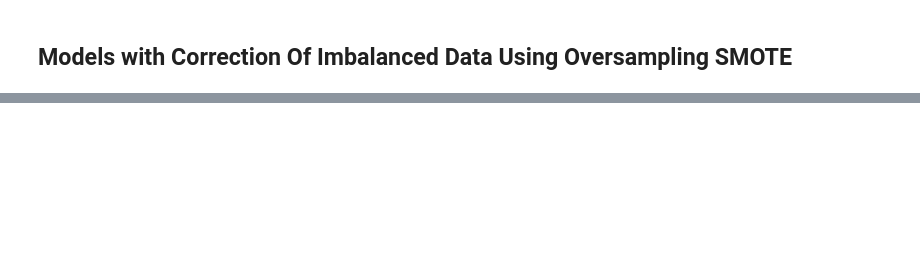
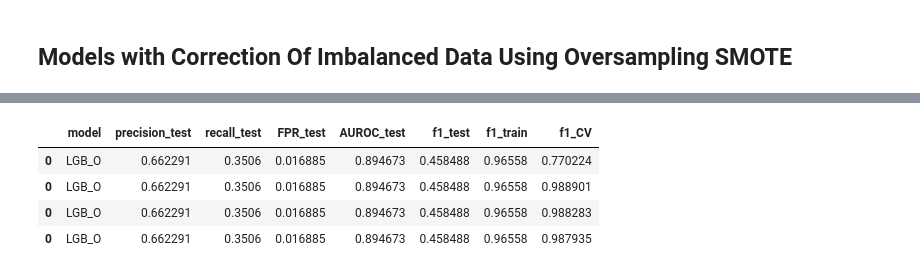
Before and after one commit to vivianah/wids-predict-patient-survival, a Jupyter notebook: notebooks/Modeling_Iterations.ipynb, the cells around one changed output, grey strips where cells are left out. Saved outputs shown, nothing was run; the diff lists cells and outputs as text; code cells hidden in the pictures; blank space fills up the shorter version.

```diff
--- a/notebooks/Modeling_Iterations.ipynb
+++ b/notebooks/Modeling_Iterations.ipynb
@@ -406,2 +407,7 @@ select_clfs = ['XG_O', 'RF_O', 'LGB_O']
+# %%
+# create a dictionary of classifers with the hyperparameters you would like to try
+classifiers = {'LGB_O': LGBMClassifier(booster ='gbtree', n_estimators = 100, learning_rate = .1, max_depth = 7, objective ='binary')}
+# %%
+selected_clfs = ['LGB_O']
 # %%
-X_train, y_train = resampling_unbalanced(X_train, y_train, "over")
+X_train_O, y_train_O = resampling_unbalanced(X_train, y_train, "over")
@@ -411,12 +421,12 @@ clf_over_matrix = pd.DataFrame(columns = ['model', 'precision_test', 'recall_tes
 
 # for every classifer in the selected classifers list
 for idx, classifier in enumerate(selected_clfs):
-
+    print(classifier)
     # get the classifer and hyperparameters from the model
     clf = classifiers[classifier]
 
     # fit the model
-    clf.fit(X_train,y_train)
+    clf.fit(X_train_O,y_train_O)
     print(f"-------- classifier being run is {classifier} ---------")
 
     print(f"-------- saving the the model ---------")
@@ -428,8 +438,8 @@ for idx, classifier in enumerate(selected_clfs):
     y_predict = clf.predict(X_test)
     # prediction of y probability based on X_test
     y_proba = clf.predict_proba(X_test)[:,1]
-    # prediction of y based on X_train
-    y_train_predict = clf.predict(X_train)
+    # prediction of y based on X_train_O
+    y_train_predict = clf.predict(X_train_O)
 
     print(f"-------- creating the confusion matrix ---------")
     # confusion matrix
@@ -457,11 +467,11 @@ for idx, classifier in enumerate(selected_clfs):
     f1_test = f1_score(y_test, y_predict)
 
     #f1 score on train
-    f1_train = f1_score(y_train, y_train_predict)
+    f1_train = f1_score(y_train_O, y_train_predict)
 
     #f1 score on cross validation
     k_fold = 4
-    f1_cv = cross_val_score(clf, X_train, y_train, cv=k_fold, scoring = 'f1')
+    f1_cv = cross_val_score(clf, X_train_O, y_train_O, cv=k_fold, scoring = 'f1')
     print(f"Cross Validation is on {k_fold} folds.")
 
     print(f"-------- append values to the model matrix  ---------")
@@ -489,0 +512,8 @@ for classifier in selected_clfs:
+# %%
+clf_over_matrix.explode('f1_CV')
+# %% [output]
+|  | model | precision_test | recall_test | FPR_test | AUROC_test | f1_test | f1_train | f1_CV |
+| 0 | LGB_O | 0.662291 | 0.3506 | 0.016885 | 0.894673 | 0.458488 | 0.96558 | 0.770224 |
+| 0 | LGB_O | 0.662291 | 0.3506 | 0.016885 | 0.894673 | 0.458488 | 0.96558 | 0.988901 |
+| 0 | LGB_O | 0.662291 | 0.3506 | 0.016885 | 0.894673 | 0.458488 | 0.96558 | 0.988283 |
+| 0 | LGB_O | 0.662291 | 0.3506 | 0.016885 | 0.894673 | 0.458488 | 0.96558 | 0.987935 |
```
Also changed, not shown: parts of 20 cells of this notebook.
